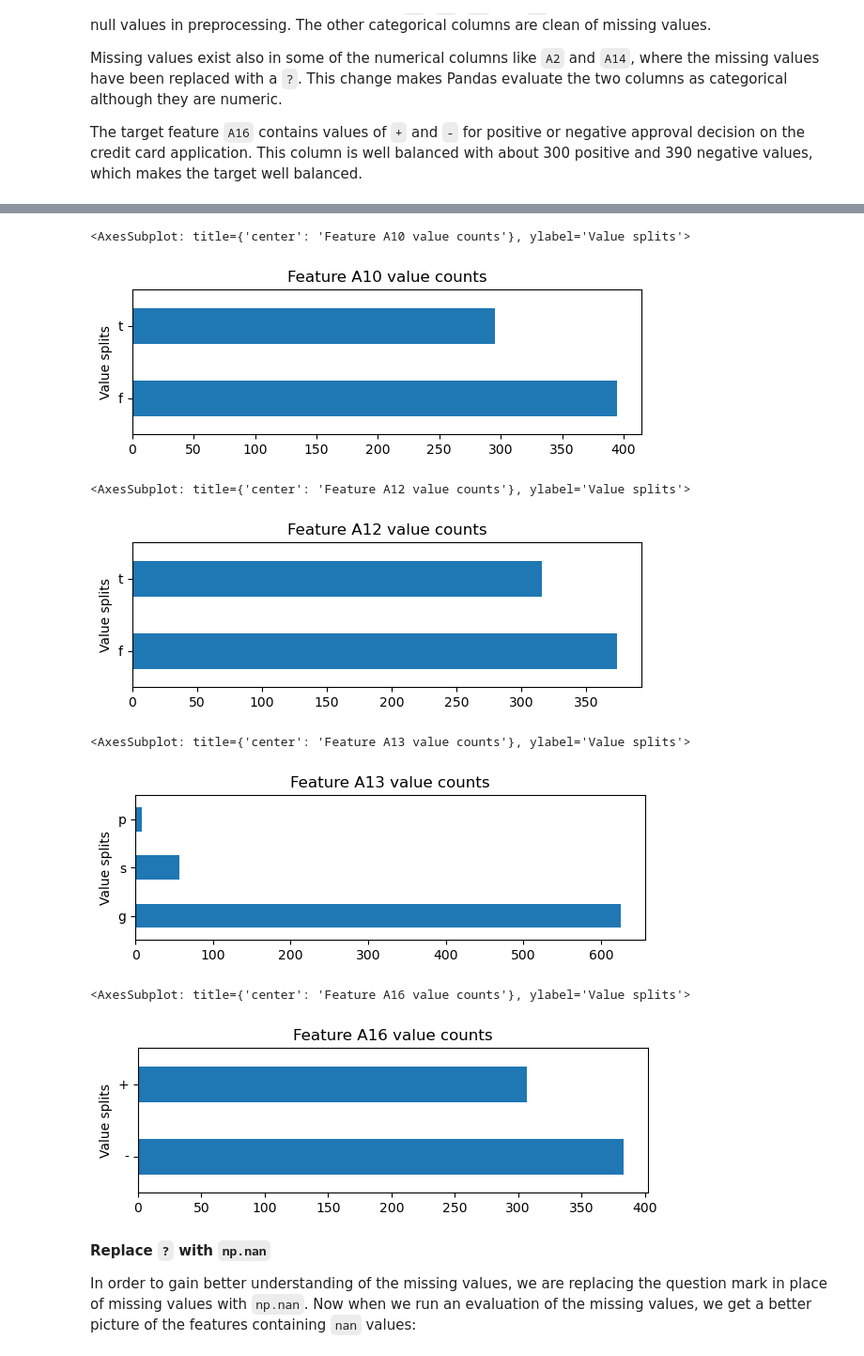
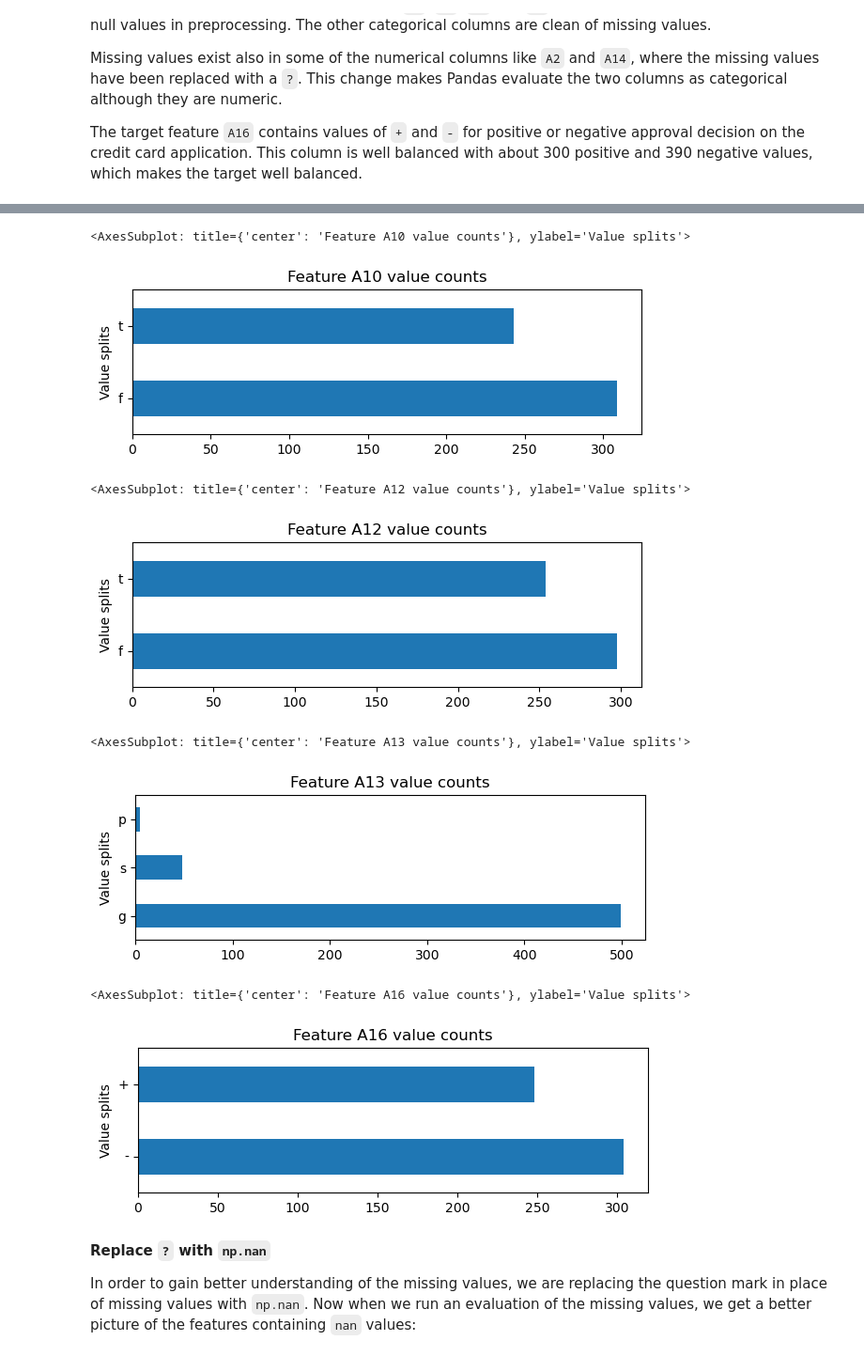
Before and after one commit to UBC-MDS/522_01, a Jupyter notebook: src/Exploratory_Data_Analysis.ipynb, the cells around one changed output, grey strips where cells are left out. Shown: that part at 94% size. Saved outputs shown, nothing was run; the diff lists cells and outputs as text; code cells hidden in the pictures.

Commit message:
Update EDA with train-test split; add EDA pdf

```diff
--- a/src/Exploratory_Data_Analysis.ipynb
+++ b/src/Exploratory_Data_Analysis.ipynb
@@ -32,2 +30,4 @@ df.shape
+# %%
+train_df, test_df = train_test_split(df, test_size=0.2, random_state=522)
 # %% [markdown]
 **Initial look at data**
@@ -131,23 +94,23 @@ df['A9'].value_counts().plot(kind='barh', figsize=(7,2), title = "Feature A9 val
 # %%
-df['A10'].value_counts().plot(kind='barh', figsize=(7,2), title = "Feature A10 value counts", xlabel = "Value splits")
+train_df['A10'].value_counts().plot(kind='barh', figsize=(7,2), title = "Feature A10 value counts", xlabel = "Value splits")
 # %% [output]
 <AxesSubplot: title={'center': 'Feature A10 value counts'}, ylabel='Value splits'>
-[figure, old version]
+[figure, new version]
 # %%
-df['A12'].value_counts().plot(kind='barh', figsize=(7,2), title = "Feature A12 value counts", xlabel = "Value splits")
+train_df['A12'].value_counts().plot(kind='barh', figsize=(7,2), title = "Feature A12 value counts", xlabel = "Value splits")
 # %% [output]
 <AxesSubplot: title={'center': 'Feature A12 value counts'}, ylabel='Value splits'>
-[figure, old version]
+[figure, new version]
 # %%
-df['A13'].value_counts().plot(kind='barh', figsize=(7,2), title = "Feature A13 value counts", xlabel = "Value splits")
+train_df['A13'].value_counts().plot(kind='barh', figsize=(7,2), title = "Feature A13 value counts", xlabel = "Value splits")
 # %% [output]
 <AxesSubplot: title={'center': 'Feature A13 value counts'}, ylabel='Value splits'>
-[figure, old version]
+[figure, new version]
 # %%
-df['A16'].value_counts().plot(kind='barh', figsize=(7,2), title = "Feature A16 value counts", xlabel = "Value splits")
+train_df['A16'].value_counts().plot(kind='barh', figsize=(7,2), title = "Feature A16 value counts", xlabel = "Value splits")
 # %% [output]
 <AxesSubplot: title={'center': 'Feature A16 value counts'}, ylabel='Value splits'>
-[figure, old version]
+[figure, new version]
 # %% [markdown]
 **Replace `?` with `np.nan`**
 
```
Also changed, not shown: parts of 22 cells of this notebook, 1 other file.
